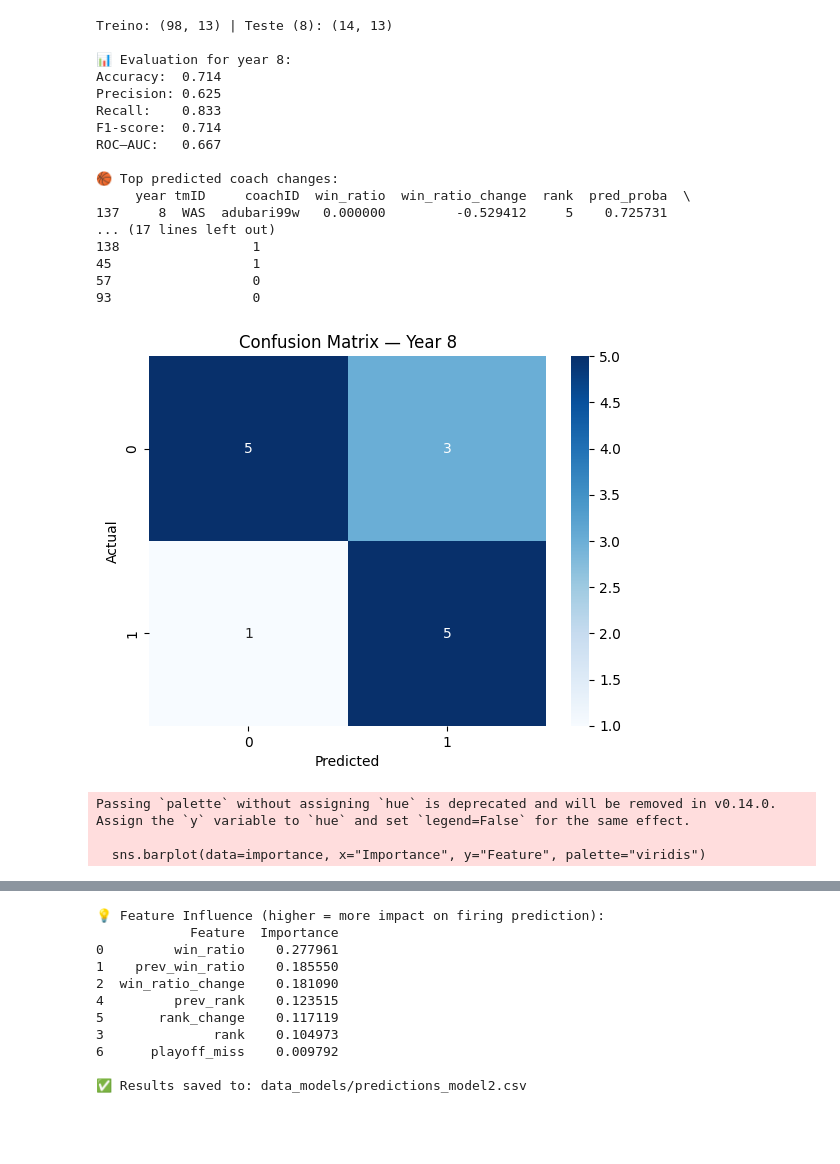
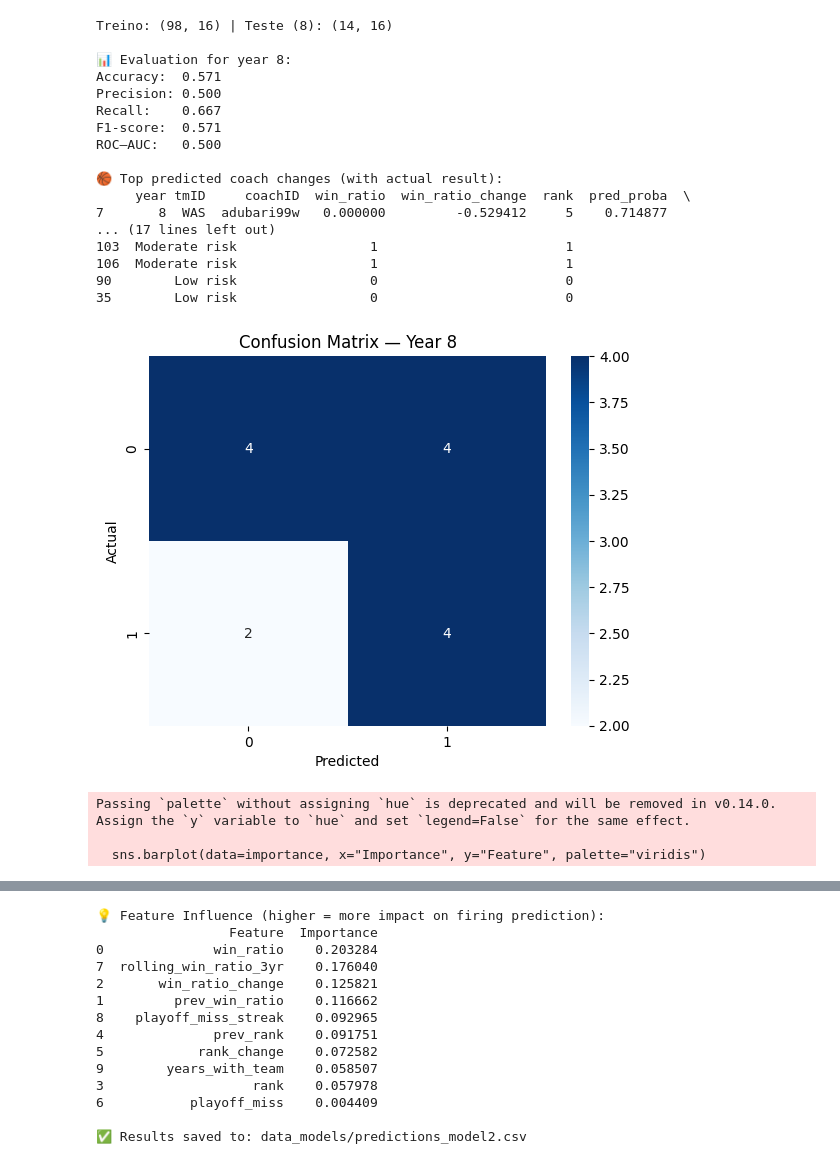
Before and after one commit to torradoov/Data_Mining-WNBA, a Jupyter notebook: 04_b).ipynb, the cells around one changed output, grey strips where cells are left out. Drawn from its saved outputs; the diff is of its cells as text; code cells hidden in the pictures; blank space fills up the shorter version.

```diff
--- a/04_b).ipynb
+++ b/04_b).ipynb
@@ -125,8 +38,10 @@ print(f"Treino: {train_data.shape} | Teste ({target_year}): {test_data.shape}")
 # ===============================================================
 features = [
     "win_ratio", "prev_win_ratio", "win_ratio_change",
-    "rank", "prev_rank", "rank_change", "playoff_miss"
+    "rank", "prev_rank", "rank_change", "playoff_miss",
+    "rolling_win_ratio_3yr", "playoff_miss_streak", "years_with_team"
 ]
+
 target = "coach_changed_next_year"
 
 X_train = train_data[features]
@@ -150,13 +65,28 @@ model.fit(X_train, y_train)
 test_data = test_data.copy()
 test_data.loc[:, "pred_proba"] = model.predict_proba(X_test)[:, 1]
 
-threshold = 0.35
+threshold = 0.4
 test_data.loc[:, "predicted_change"] = (test_data["pred_proba"] > threshold).astype(int)
 
 
 # ===============================================================
 # Evaluation
 # ===============================================================
+
+# ===============================================================
+# Risk categorization based on probability
+# ===============================================================
+def categorize_risk(prob):
+    if prob > 0.6:
+        return "High risk"
+    elif prob > 0.4:
+        return "Moderate risk"
+    else:
+        return "Low risk"
+
+test_data.loc[:, "risk_level"] = test_data["pred_proba"].apply(categorize_risk)
+
+
 acc = accuracy_score(y_test, test_data["predicted_change"])
 prec = precision_score(y_test, test_data["predicted_change"])
 rec = recall_score(y_test, test_data["predicted_change"])
@@ -173,15 +103,18 @@ print(f"ROC–AUC:   {roc:.3f}")
 # ===============================================================
 # Display predictions
 # ===============================================================
-print("\n🏀 Top predicted coach changes:")
+
+print("\n🏀 Top predicted coach changes (with actual result):")
 print(
     test_data[[
         "year", "tmID", "coachID", "win_ratio", "win_ratio_change",
-        "rank", "pred_proba", "predicted_change"
+        "rank", "pred_proba", "risk_level",
+        "predicted_change", "coach_changed_next_year"
     ]]
     .sort_values("pred_proba", ascending=False)
     .head(10)
 )
+
 
 # ===============================================================
 # Confusion Matrix
@@ -201,46 +134,46 @@ plt.show()
 
 # ===============================================================
 # Feature Importance
 # ===============================================================
 
 importance = pd.DataFrame({
     "Feature": features,
     "Importance": model.feature_importances_
 }).sort_values("Importance", ascending=False)
 
 plt.figure(figsize=(8, 5))
 sns.barplot(data=importance, x="Importance", y="Feature", palette="viridis")
 plt.title("Feature Importance — Random Forest")
 plt.show()
 
 print("\n💡 Feature Influence (higher = more impact on firing prediction):")
 print(importance)
 
 # ===============================================================
 # Save predictions
 # ===============================================================
 os.makedirs("data_models", exist_ok=True)
 test_data.to_csv("data_models/predictions_model2.csv", index=False)
 print("\n✅ Results saved to: data_models/predictions_model2.csv")
 # %% [output]
-Treino: (98, 13) | Teste (8): (14, 13)
+Treino: (98, 16) | Teste (8): (14, 16)
 
 📊 Evaluation for year 8:
-Accuracy:  0.714
-Precision: 0.625
-Recall:    0.833
-F1-score:  0.714
-ROC–AUC:   0.667
+Accuracy:  0.571
+Precision: 0.500
+Recall:    0.667
+F1-score:  0.571
+ROC–AUC:   0.500
 
-🏀 Top predicted coach changes:
+🏀 Top predicted coach changes (with actual result):
      year tmID     coachID  win_ratio  win_ratio_change  rank  pred_proba  \
-137     8  WAS  adubari99w   0.000000         -0.529412     5    0.725731
+7       8  WAS  adubari99w   0.000000         -0.529412     5    0.714877
 ... (17 lines left out)
-138                 1
-45                  1
-57                  0
-93                  0
+103  Moderate risk                 1                        1
+106  Moderate risk                 1                        1
+90        Low risk                 0                        0
+35        Low risk                 0                        0
-[figure, old version]
+[figure, new version]
 Passing `palette` without assigning `hue` is deprecated and will be removed in v0.14.0. Assign the `y` variable to `hue` and set `legend=False` for the same effect.
 
   sns.barplot(data=importance, x="Importance", y="Feature", palette="viridis")
@@ -248,12 +181,15 @@ Passing `palette` without assigning `hue` is deprecated and will be removed in v
 💡 Feature Influence (higher = more impact on firing prediction):
-            Feature  Importance
-0         win_ratio    0.277961
-1    prev_win_ratio    0.185550
-2  win_ratio_change    0.181090
-4         prev_rank    0.123515
-5       rank_change    0.117119
-3              rank    0.104973
-6      playoff_miss    0.009792
+                 Feature  Importance
+0              win_ratio    0.203284
+7  rolling_win_ratio_3yr    0.176040
+2       win_ratio_change    0.125821
+1         prev_win_ratio    0.116662
+8    playoff_miss_streak    0.092965
+4              prev_rank    0.091751
+5            rank_change    0.072582
+9        years_with_team    0.058507
+3                   rank    0.057978
+6           playoff_miss    0.004409
 
 ✅ Results saved to: data_models/predictions_model2.csv
 # %%
```
Also changed, not shown: parts of 3 cells of this notebook, 3 other files.
